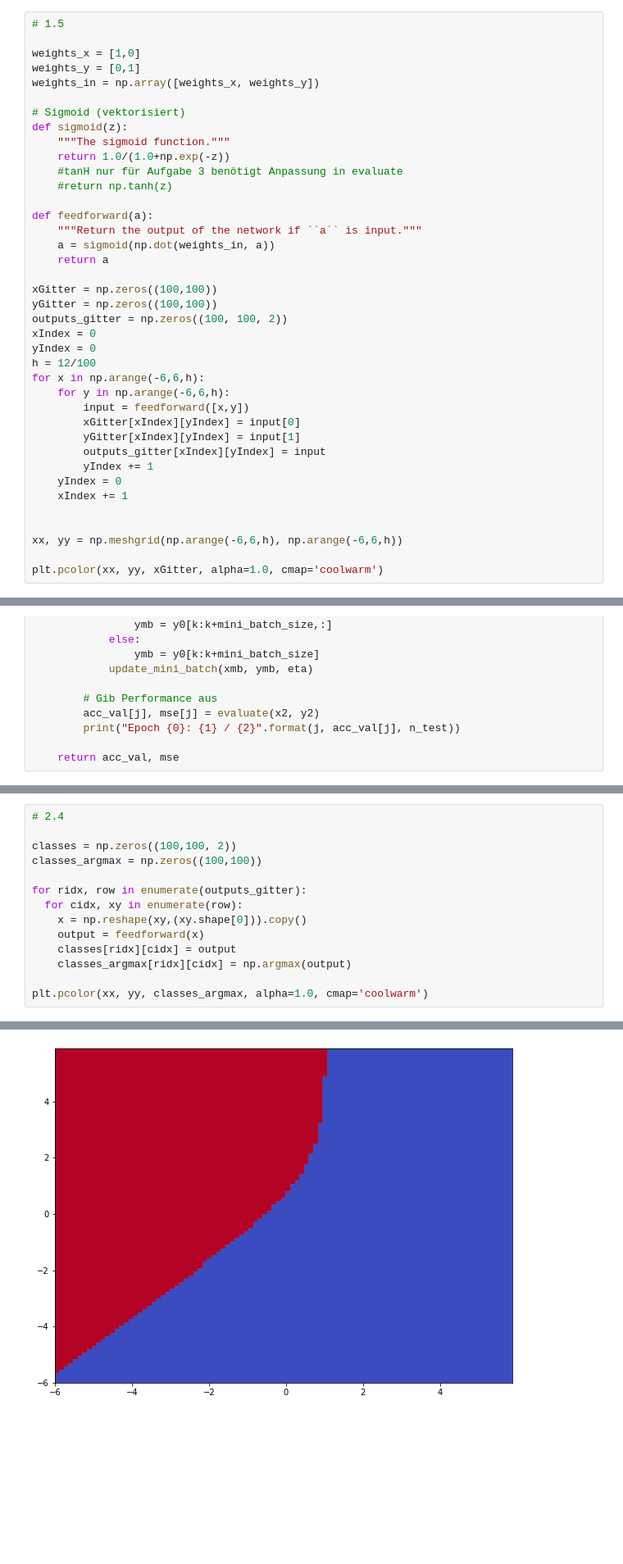
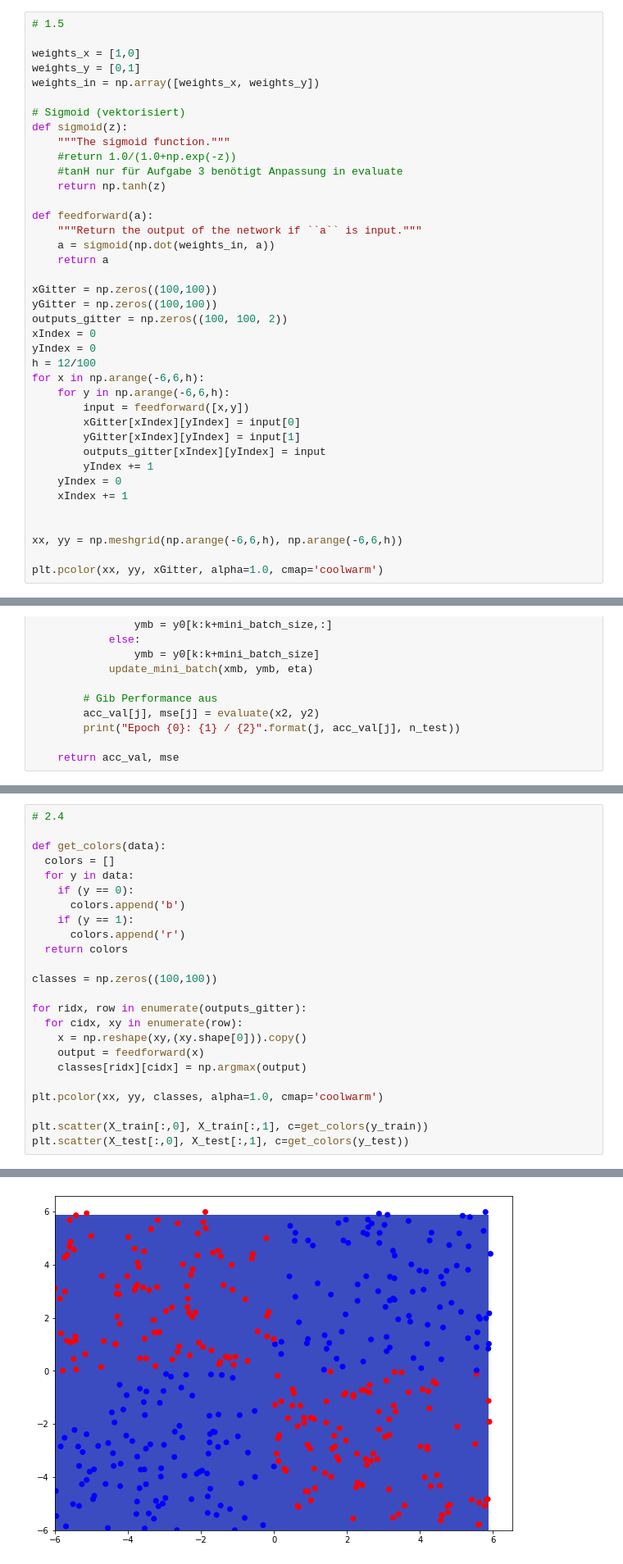
Before and after one commit to schmuecker/machine-learning-course, a Jupyter notebook: Deep Learning/01 backpropagation/01 MLP.ipynb, the cells around one changed output, grey strips where cells are left out. Shown at 82% size. Cells and saved outputs as stored; diff of their text form; blank space fills up the shorter version.

```diff
--- a/Deep Learning/01 backpropagation/01 MLP.ipynb
+++ b/Deep Learning/01 backpropagation/01 MLP.ipynb
@@ -78,9 +78,9 @@ weights_in = np.array([weights_x, weights_y])
 # Sigmoid (vektorisiert)
 def sigmoid(z):
     """The sigmoid function."""
-    return 1.0/(1.0+np.exp(-z))
+    #return 1.0/(1.0+np.exp(-z))
     #tanH nur für Aufgabe 3 benötigt Anpassung in evaluate
-    #return np.tanh(z)
+    return np.tanh(z)
 
 def feedforward(a):
     """Return the output of the network if ``a`` is input."""
@@ -448,15 +449,25 @@ Epoch 11: 63.0 / 200
 # %%
 # 2.4
 
-classes = np.zeros((100,100, 2))
-classes_argmax = np.zeros((100,100))
+def get_colors(data):
+  colors = []
+  for y in data:
+    if (y == 0):
+      colors.append('b')
+    if (y == 1):
+      colors.append('r')
+  return colors
+
+classes = np.zeros((100,100))
 
 for ridx, row in enumerate(outputs_gitter):
   for cidx, xy in enumerate(row):
     x = np.reshape(xy,(xy.shape[0])).copy()
     output = feedforward(x)
-    classes[ridx][cidx] = output
-    classes_argmax[ridx][cidx] = np.argmax(output)
+    classes[ridx][cidx] = np.argmax(output)
 
-plt.pcolor(xx, yy, classes_argmax, alpha=1.0, cmap='coolwarm')
+plt.pcolor(xx, yy, classes, alpha=1.0, cmap='coolwarm')
+
+plt.scatter(X_train[:,0], X_train[:,1], c=get_colors(y_train))
+plt.scatter(X_test[:,0], X_test[:,1], c=get_colors(y_test))
 # %% [output]
@@ -464,4 +475,4 @@ plt.pcolor(xx, yy, classes_argmax, alpha=1.0, cmap='coolwarm')
-[figure, old version]
+[figure, new version]
 # %%
 # 2.4 Scatter plot
 
```
Also changed, not shown: parts of 10 cells of this notebook.
